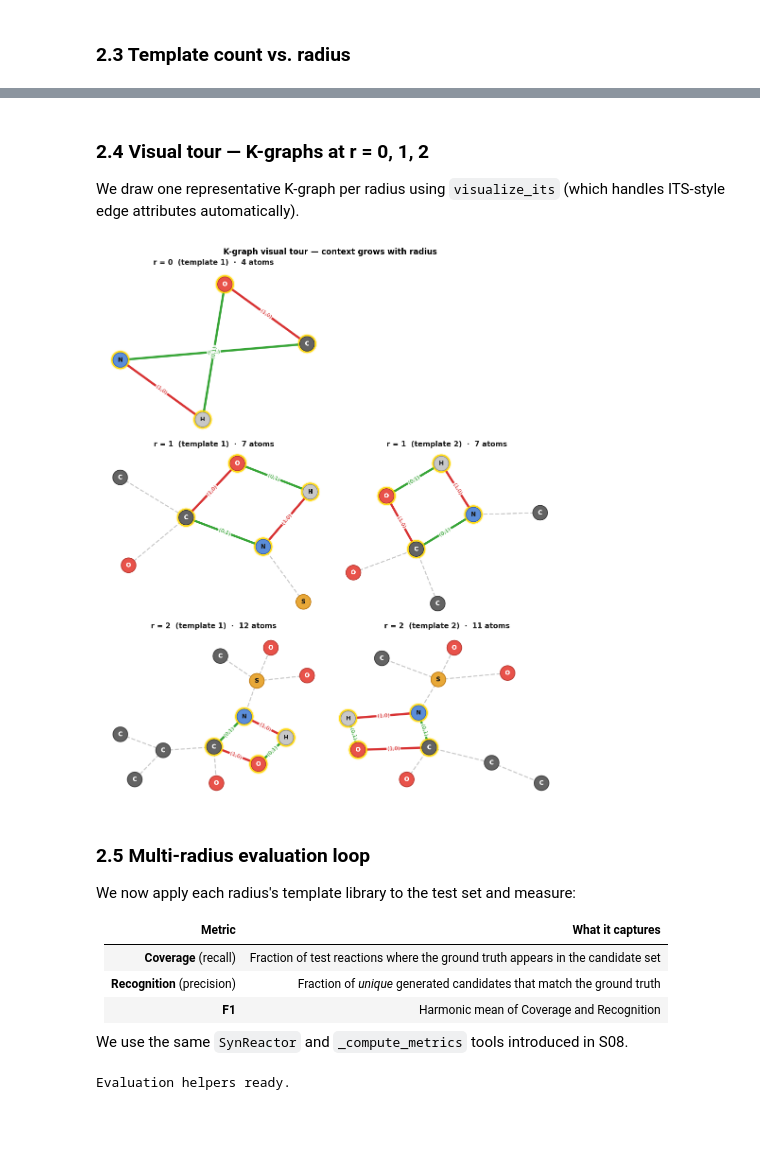
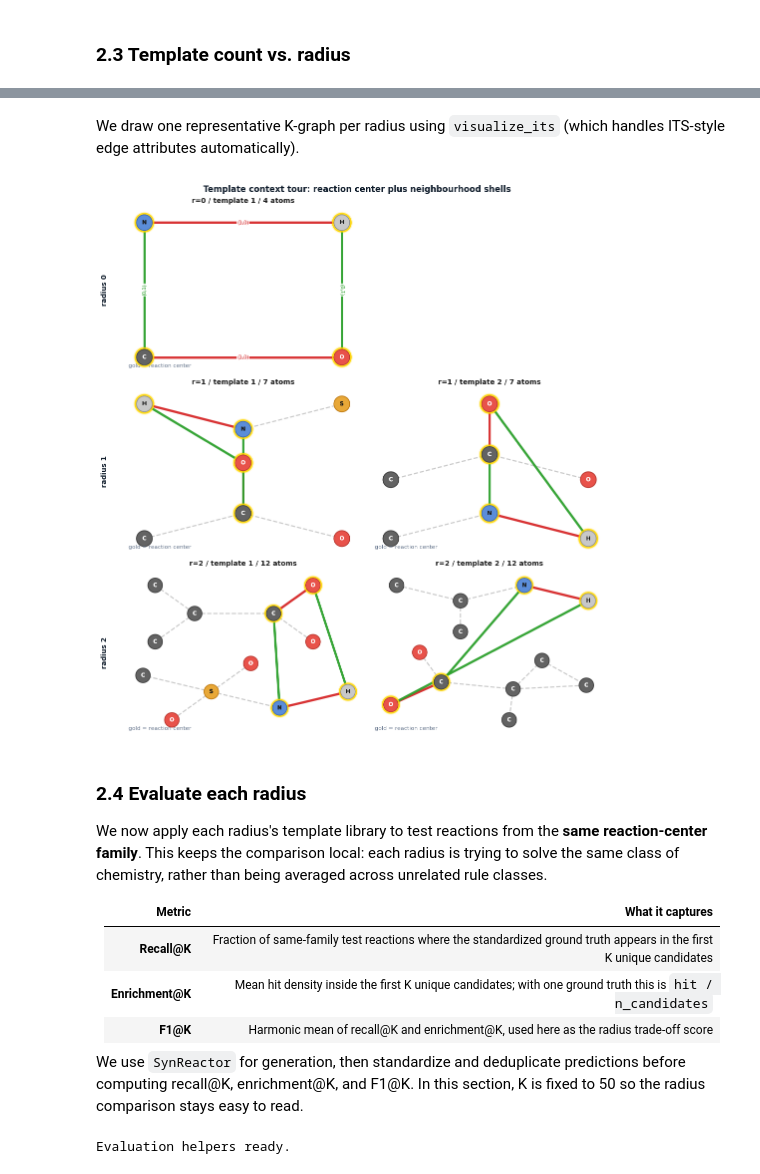
Before and after one commit to TieuLongPhan/SynEdu, a Jupyter notebook: synedu/S09/notebook.ipynb, the cells around one changed output, grey strips where cells are left out. Cells and saved outputs as stored; diff of their text form; code cells hidden in the pictures; blank space fills up the shorter version.

```diff
--- a/synedu/S09/notebook.ipynb
+++ b/synedu/S09/notebook.ipynb
@@ -174,7 +139,12 @@ for v in test:
     _rsmi = _std.fit(v["smart"], remove_aam=True)
     v["r"], v["p"] = _rsmi.split(">>")
     v["rsmi"] = _rsmi
+    v["ITS"] = rsmi_to_its(v["smart"], core=False)
+    v["RC"] = rsmi_to_its(v["smart"], core=True)
+    v["wl"] = _wl.weisfeiler_lehman_graph_hash(v["RC"])
 
-print(f"Test set standardised: {len(test)} entries")
-print("Example — reactant :", test[0]["r"][:60], "…")
+print(
+    f"Test set standardised and assigned to reaction-center families: {len(test)} entries"
+)
+print("Example — reactant :", test[0]["r"][:60], "...")
 # %% [output]
@@ -469,56 +487,78 @@ Key observation:
 # %% [markdown]
-### 2.4 Visual tour — K-graphs at r = 0, 1, 2
-
 We draw one representative K-graph per radius using `visualize_its`
 (which handles ITS-style edge attributes automatically).
 # %%
 import matplotlib.pyplot as plt
 from synedu.Utils.its_vis import visualize_its
 
 _show_radii = [0, 1, 2]
-_n_show = 2  # templates per radius
-
+_n_show = 2
 fig, axes = plt.subplots(
     len(_show_radii),
     _n_show,
-    figsize=(_n_show * 5, len(_show_radii) * 4),
+    figsize=(_n_show * 5.2, len(_show_radii) * 3.8),
     facecolor="white",
 )
 fig.suptitle(
-    "K-graph visual tour — context grows with radius", fontsize=12, fontweight="bold"
+    "Template context tour: reaction center plus neighbourhood shells",
+    fontsize=12,
+    fontweight="bold",
+    color="#0E1B2A",
 )
-
 for row, r in enumerate(_show_radii):
+    row_templates = _templates[r]
     for col in range(_n_show):
         ax = axes[row][col]
-        tlist = _templates[r]
-        if col < len(tlist):
-            K = tlist[col]["K"]
+        if col < len(row_templates):
+            K = row_templates[col]["K"]
             visualize_its(
                 K,
                 ax=ax,
-                title=f"r = {r}  (template {col+1})  ·  {K.number_of_nodes()} atoms",
+                coordinate="reactant",
+                title=f"r={r} / template {col + 1} / {K.number_of_nodes()} atoms",
                 show_legend=False,
-                show_edge_labels=True,
-                node_size=500,
+                show_edge_labels=(r == 0),
+                node_size=520 if r < 2 else 440,
+                font_size=8,
+            )
+            ax.text(
+                0.02,
+                0.02,
+                "gold = reaction center",
+                transform=ax.transAxes,
+                fontsize=8,
+                color="#64748B",
+                ha="left",
+                va="bottom",
             )
         else:
             ax.set_axis_off()
-
+    axes[row][0].text(
+        -0.08,
+        0.5,
+        f"radius {r}",
+        transform=axes[row][0].transAxes,
+        rotation=90,
+        ha="center",
+        va="center",
+        fontsize=10,
+        fontweight="bold",
+        color="#0E1B2A",
+    )
 plt.tight_layout()
 plt.show()
 # %% [output]
-[figure, old version]
+[figure, new version]
 # %% [markdown]
-### 2.5 Multi-radius evaluation loop
+### 2.4 Evaluate each radius
 
-We now apply each radius's template library to the test set and measure:
+We now apply each radius's template library to test reactions from the **same reaction-center family**. This keeps the comparison local: each radius is trying to solve the same class of chemistry, rather than being averaged across unrelated rule classes.
 
 | Metric | What it captures |
 |---|---|
-| **Coverage** (recall) | Fraction of test reactions where the ground truth appears in the candidate set |
-| **Recognition** (precision) | Fraction of *unique* generated candidates that match the ground truth |
-| **F1** | Harmonic mean of Coverage and Recognition |
+| **Recall@K** | Fraction of same-family test reactions where the standardized ground truth appears in the first K unique candidates |
+| **Enrichment@K** | Mean hit density inside the first K unique candidates; with one ground truth this is `hit / n_candidates` |
+| **F1@K** | Harmonic mean of recall@K and enrichment@K, used here as the radius trade-off score |
 
-We use the same `SynReactor` and `_compute_metrics` tools introduced in S08.
+We use `SynReactor` for generation, then standardize and deduplicate predictions before computing recall@K, enrichment@K, and F1@K. In this section, K is fixed to 50 so the radius comparison stays easy to read.
 # %%
```
Also changed, not shown: parts of 36 cells of this notebook, 25 other files.
